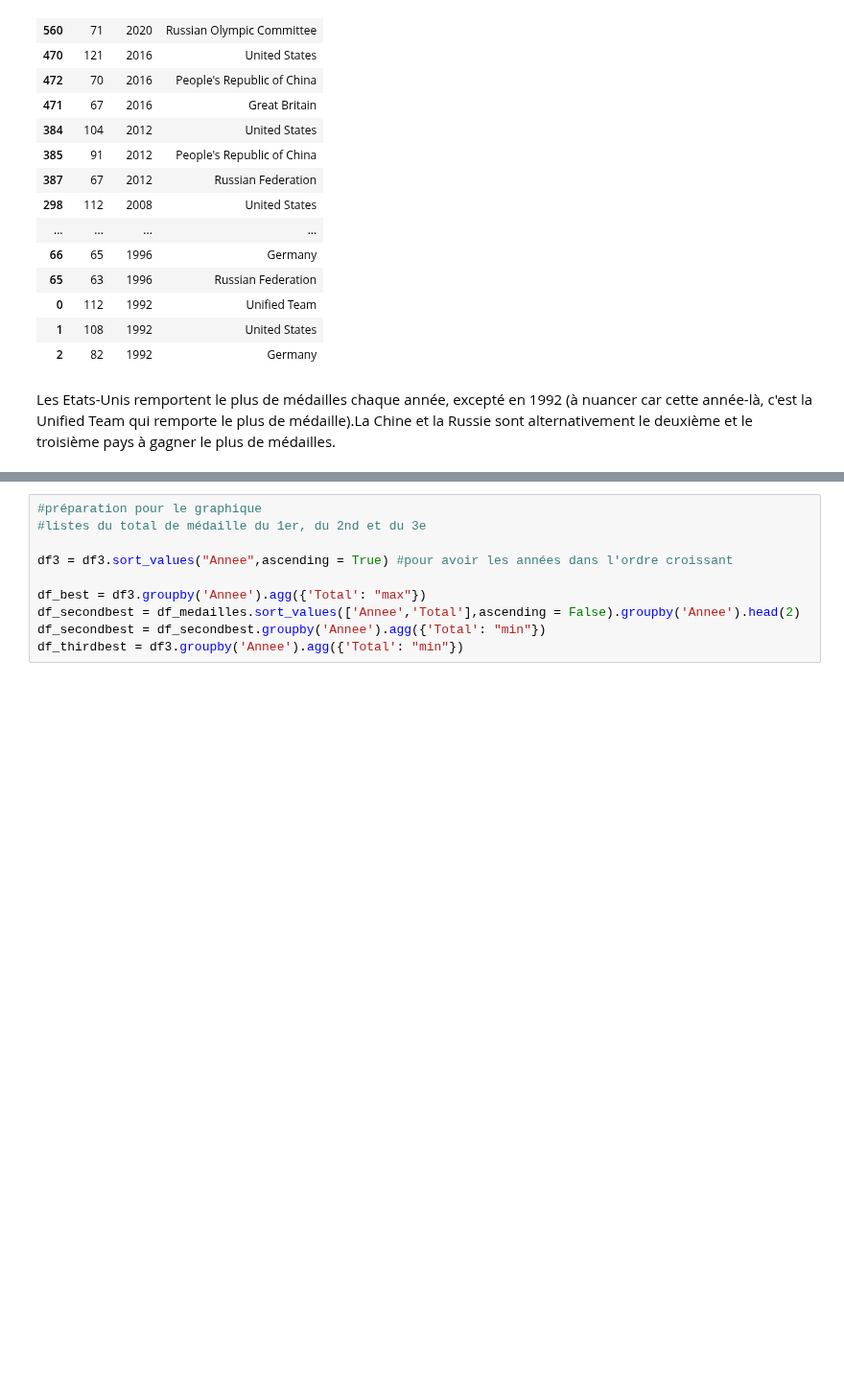
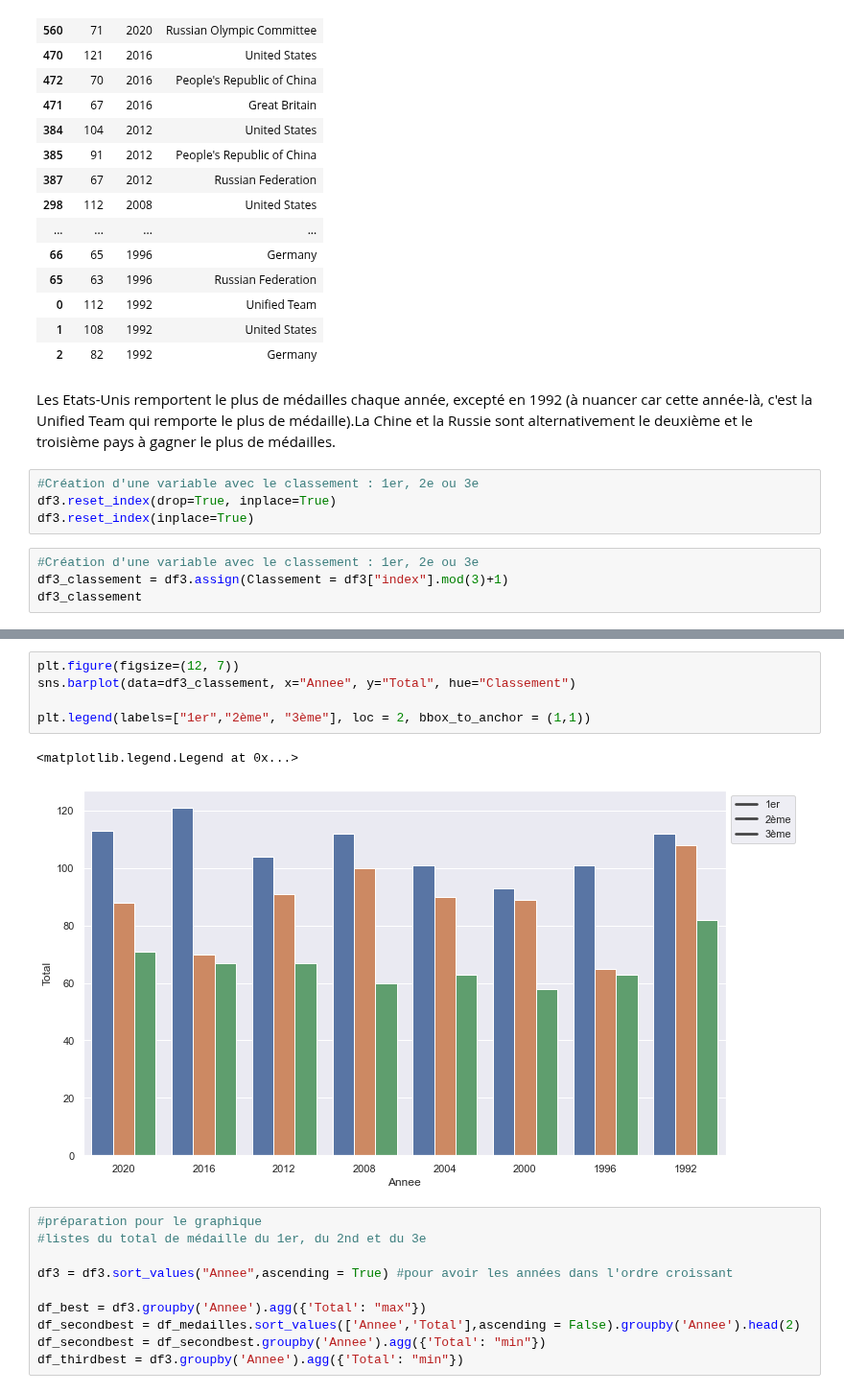
Before and after one commit to clemencebriodeau/Projet-python, a Jupyter notebook: Visualisation.ipynb, the cells around one changed output, grey strips where cells are left out. Shown at 96% size. Cells and saved outputs as stored; diff of their text form; blank space fills up the shorter version.

Commit message:
Modification graphique classement médailles (#13)

```diff
--- a/Visualisation.ipynb
+++ b/Visualisation.ipynb
@@ -193,3 +193,11 @@ df3
 | 2 | 82 | 1992 | Germany |
 # %% [markdown]
 Les Etats-Unis remportent le plus de médailles chaque année, excepté en 1992 (à nuancer car cette année-là, c'est la Unified Team qui remporte le plus de médaille).La Chine et la Russie sont alternativement le deuxième et le troisième pays à gagner le plus de médailles.
+# %%
+#Création d'une variable avec le classement : 1er, 2e ou 3e
+df3.reset_index(drop=True, inplace=True)
+df3.reset_index(inplace=True)
+# %%
+#Création d'une variable avec le classement : 1er, 2e ou 3e
+df3_classement = df3.assign(Classement = df3["index"].mod(3)+1)
+df3_classement
@@ -196,3 +222,11 @@ Les Etats-Unis remportent le plus de médailles chaque année, excepté en 1992
+# %%
+plt.figure(figsize=(12, 7))
+sns.barplot(data=df3_classement, x="Annee", y="Total", hue="Classement")
+
+plt.legend(labels=["1er","2ème", "3ème"], loc = 2, bbox_to_anchor = (1,1))
+# %% [output]
+<matplotlib.legend.Legend at 0x...>
+[figure, added]
 # %%
 #préparation pour le graphique
 #listes du total de médaille du 1er, du 2nd et du 3e
```
Also changed, not shown: parts of 1 cell of this notebook.
